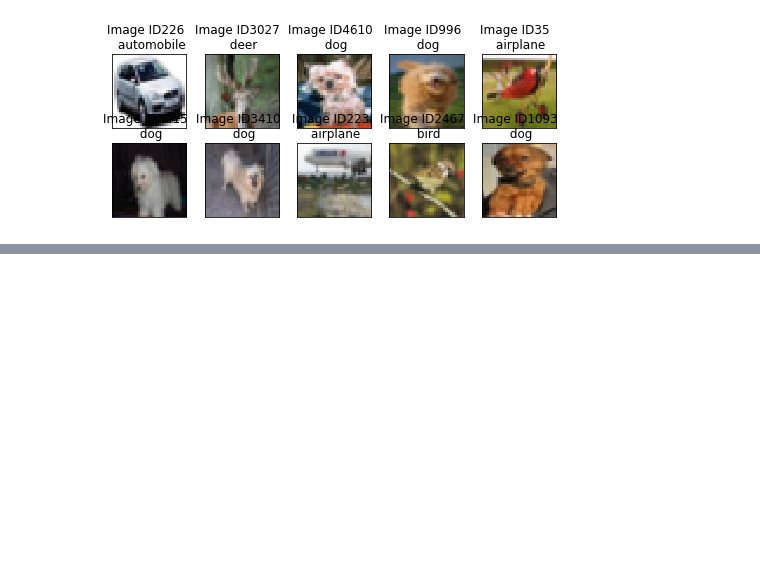
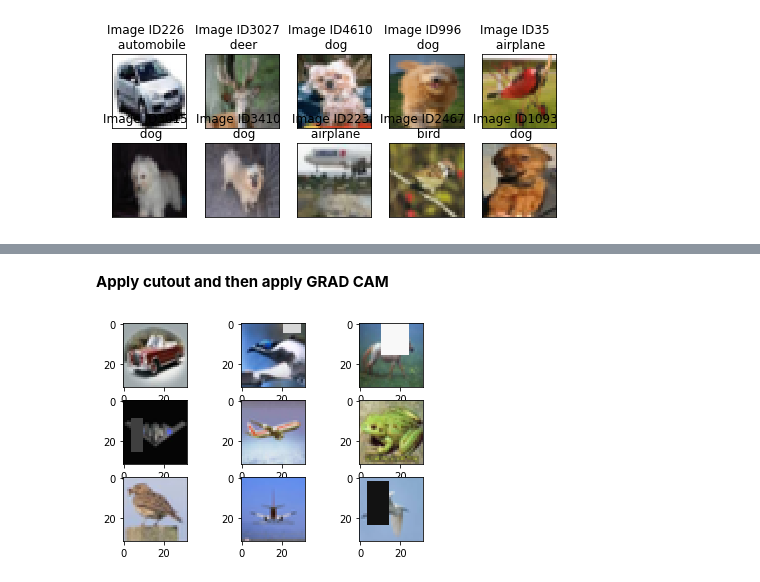
Before and after one commit to atulgupta01/EVA-Assignment, a Jupyter notebook: Assignment9/EVA_Assignment_9.ipynb, the cells around one changed output, grey strips where cells are left out. Cells and saved outputs as stored; diff of their text form; code cells hidden in the pictures; blank space fills up the shorter version.

```diff
--- a/Assignment9/EVA_Assignment_9.ipynb
+++ b/Assignment9/EVA_Assignment_9.ipynb
@@ -329,0 +334,2 @@ plt.show()
+# %% [markdown]
+**Apply cutout and then apply GRAD CAM**
@@ -329,0 +366,23 @@ plt.show()
+# %%
+eraser = get_random_eraser(p=0.5, s_l=0.02, s_h=0.4, r_1=0.3, r_2=1/0.3, v_l=0, v_h=255, pixel_level=False)
+
+datagen = ImageDataGenerator(zoom_range=0.0, horizontal_flip=False,
+                             preprocessing_function = eraser)
+
+datagen.fit(train_features)
+
+it = datagen.flow(train_features, batch_size=1)
+# generate samples and plot
+for i in range(9):
+	# define subplot
+	plt.subplot(330 + 1 + i)
+	# generate batch of images
+	batch = it.next()
+	# convert to unsigned integers for viewing
+	image = batch[0].astype('uint8')
+	# plot raw pixel data
+	plt.imshow(image)
+# show the figure
+plt.show()
+# %% [output]
+[figure, added]
```
Also changed, not shown: parts of 25 cells of this notebook.
